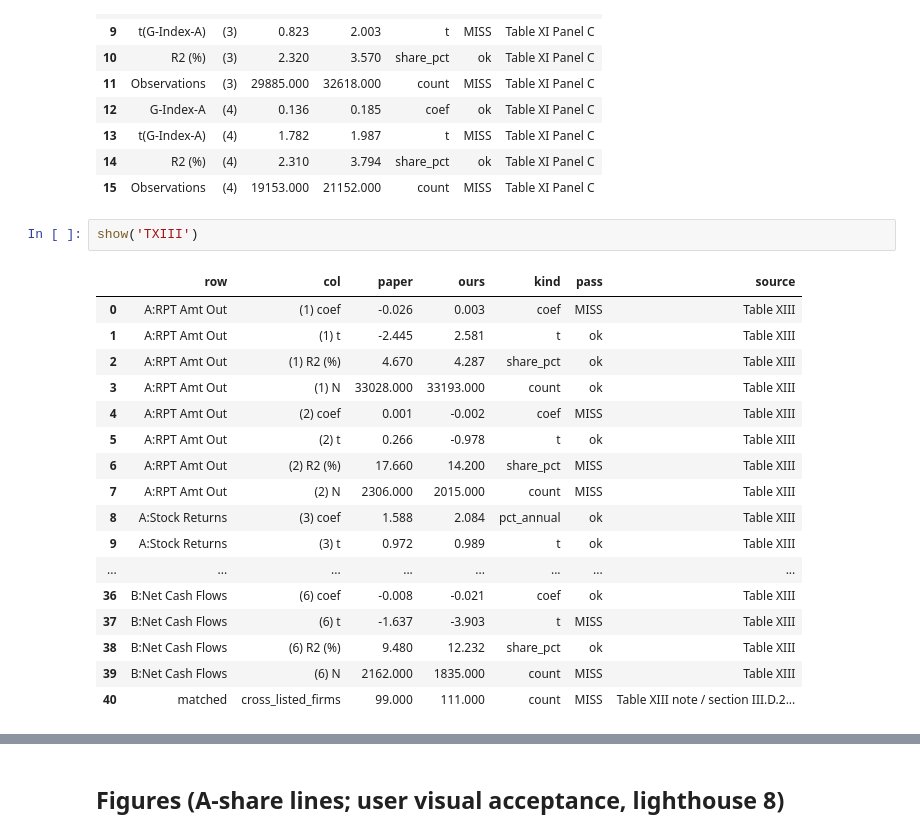
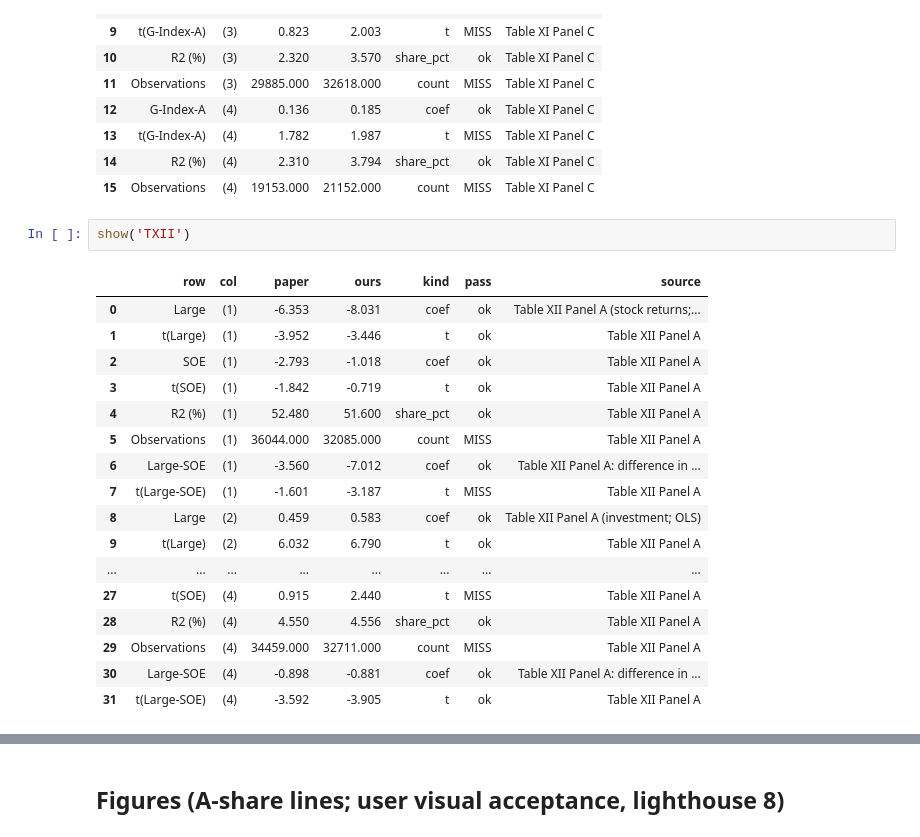
Before and after one commit to cchck/stock-exploration, a Jupyter notebook: notebooks/02_allen.ipynb, the cells around one changed output, grey strips where cells are left out. Cells and saved outputs as stored; diff of their text form.

Commit message:
Allen: Table XII Panel A, rel10 tolerance (lighthouse revision 2026-10-10)

```diff
--- a/notebooks/02_allen.ipynb
+++ b/notebooks/02_allen.ipynb
@@ -139,22 +140,22 @@ show('TXI')
 | 14 | R2 (%) | (4) | 2.310 | 3.794 | share_pct | ok | Table XI Panel C |
 | 15 | Observations | (4) | 19153.000 | 21152.000 | count | MISS | Table XI Panel C |
 # %%
-show('TXIII')
+show('TXII')
 # %% [output]
 |  | row | col | paper | ours | kind | pass | source |
-| 0 | A:RPT Amt Out | (1) coef | -0.026 | 0.003 | coef | MISS | Table XIII |
-| 1 | A:RPT Amt Out | (1) t | -2.445 | 2.581 | t | ok | Table XIII |
-| 2 | A:RPT Amt Out | (1) R2 (%) | 4.670 | 4.287 | share_pct | ok | Table XIII |
-| 3 | A:RPT Amt Out | (1) N | 33028.000 | 33193.000 | count | ok | Table XIII |
-| 4 | A:RPT Amt Out | (2) coef | 0.001 | -0.002 | coef | MISS | Table XIII |
-| 5 | A:RPT Amt Out | (2) t | 0.266 | -0.978 | t | ok | Table XIII |
-| 6 | A:RPT Amt Out | (2) R2 (%) | 17.660 | 14.200 | share_pct | MISS | Table XIII |
-| 7 | A:RPT Amt Out | (2) N | 2306.000 | 2015.000 | count | MISS | Table XIII |
-| 8 | A:Stock Returns | (3) coef | 1.588 | 2.084 | pct_annual | ok | Table XIII |
-| 9 | A:Stock Returns | (3) t | 0.972 | 0.989 | t | ok | Table XIII |
+| 0 | Large | (1) | -6.353 | -8.031 | coef | ok | Table XII Panel A (stock returns;... |
+| 1 | t(Large) | (1) | -3.952 | -3.446 | t | ok | Table XII Panel A |
+| 2 | SOE | (1) | -2.793 | -1.018 | coef | ok | Table XII Panel A |
+| 3 | t(SOE) | (1) | -1.842 | -0.719 | t | ok | Table XII Panel A |
+| 4 | R2 (%) | (1) | 52.480 | 51.600 | share_pct | ok | Table XII Panel A |
+| 5 | Observations | (1) | 36044.000 | 32085.000 | count | MISS | Table XII Panel A |
+| 6 | Large-SOE | (1) | -3.560 | -7.012 | coef | ok | Table XII Panel A: difference in ... |
+| 7 | t(Large-SOE) | (1) | -1.601 | -3.187 | t | MISS | Table XII Panel A |
+| 8 | Large | (2) | 0.459 | 0.583 | coef | ok | Table XII Panel A (investment; OLS) |
+| 9 | t(Large) | (2) | 6.032 | 6.790 | t | ok | Table XII Panel A |
 | ... | ... | ... | ... | ... | ... | ... | ... |
-| 36 | B:Net Cash Flows | (6) coef | -0.008 | -0.021 | coef | ok | Table XIII |
-| 37 | B:Net Cash Flows | (6) t | -1.637 | -3.903 | t | MISS | Table XIII |
-| 38 | B:Net Cash Flows | (6) R2 (%) | 9.480 | 12.232 | share_pct | ok | Table XIII |
-| 39 | B:Net Cash Flows | (6) N | 2162.000 | 1835.000 | count | MISS | Table XIII |
-| 40 | matched | cross_listed_firms | 99.000 | 111.000 | count | MISS | Table XIII note / section III.D.2... |
+| 27 | t(SOE) | (4) | 0.915 | 2.440 | t | MISS | Table XII Panel A |
+| 28 | R2 (%) | (4) | 4.550 | 4.556 | share_pct | ok | Table XII Panel A |
+| 29 | Observations | (4) | 34459.000 | 32711.000 | count | MISS | Table XII Panel A |
+| 30 | Large-SOE | (4) | -0.898 | -0.881 | coef | ok | Table XII Panel A: difference in ... |
+| 31 | t(Large-SOE) | (4) | -3.592 | -3.905 | t | ok | Table XII Panel A |
```
Also changed, not shown: parts of 7 cells of this notebook, 15 other files.
